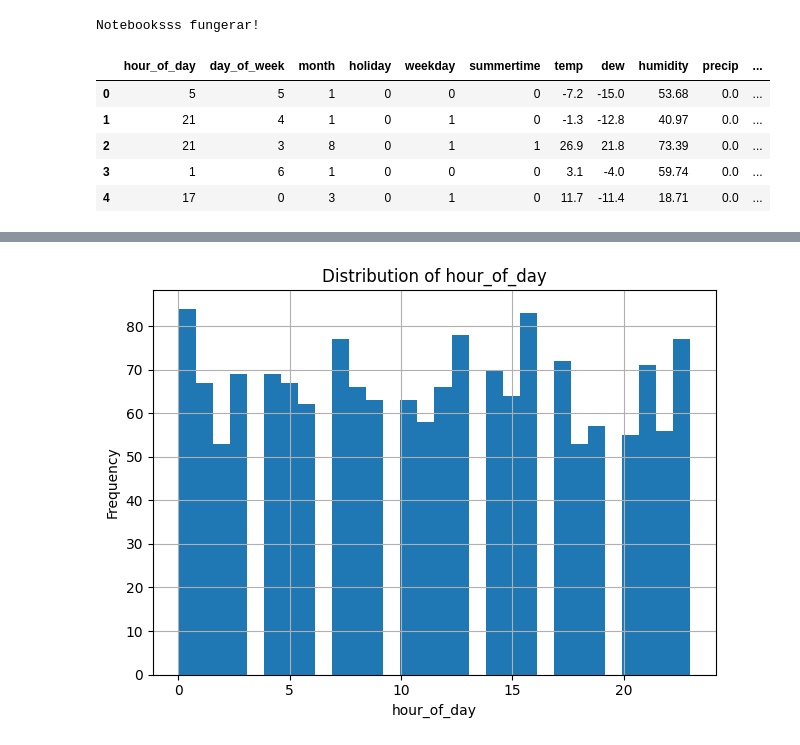
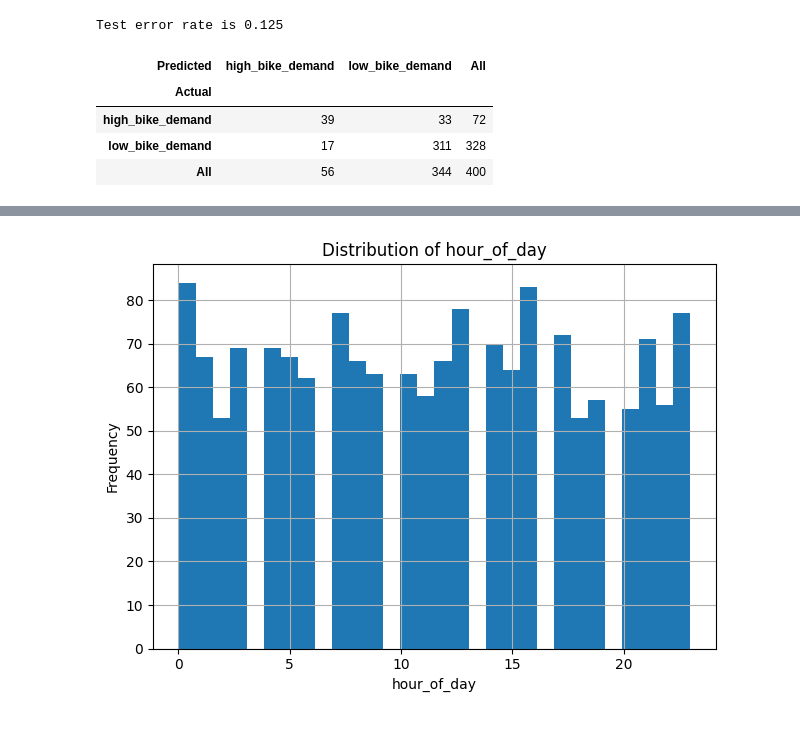
Before and after one commit to sebberendel/machine_learning_project, a Jupyter notebook: notebooks/sebbe.ipynb, the cells around one changed output, grey strips where cells are left out. Cells and saved outputs as stored; diff of their text form; code cells hidden in the pictures.

```diff
--- a/notebooks/sebbe.ipynb
+++ b/notebooks/sebbe.ipynb
@@ -1,16 +1,35 @@
 # %%
 import pandas as pd
 import numpy as np
+from sklearn import tree
+from sklearn.ensemble import BaggingClassifier, RandomForestClassifier
+import graphviz
 
-training_data = pd.read_csv("../training/training_data_VT2026.csv")
+import sys
 
-print("Notebooksss fungerar!")
-training_data.head()
+sys.path.append('../src')  # lägg till src i sökvägarna
+
+from data_preprocessing import df, df_scaled, X_scaled, y
+
+np.random.seed(1)
+
+trainIndex = np.random.choice(X_scaled.shape[0], size=int(len(X_scaled)*.75), replace=False)
+X_scaled_train = X_scaled.iloc[trainIndex]
+y_train = y.iloc[trainIndex]
+
+X_scaled_test = X_scaled.drop(trainIndex)
+y_test = y.drop(trainIndex)
-# %% [output]
-Notebooksss fungerar!
-|  | hour_of_day | day_of_week | month | holiday | weekday | summertime | temp | dew | humidity | precip | ... |
-| 0 | 5 | 5 | 1 | 0 | 0 | 0 | -7.2 | -15.0 | 53.68 | 0.0 | ... |
-| 1 | 21 | 4 | 1 | 0 | 1 | 0 | -1.3 | -12.8 | 40.97 | 0.0 | ... |
-| 2 | 21 | 3 | 8 | 0 | 1 | 1 | 26.9 | 21.8 | 73.39 | 0.0 | ... |
-| 3 | 1 | 6 | 1 | 0 | 0 | 0 | 3.1 | -4.0 | 59.74 | 0.0 | ... |
-| 4 | 17 | 0 | 3 | 0 | 1 | 0 | 11.7 | -11.4 | 18.71 | 0.0 | ... |
+# %%
+model = tree.DecisionTreeClassifier(max_leaf_nodes=5)
+model.fit(X_scaled_train, y_train)
+y_predict = model.predict(X_scaled_test)
+print("Test error rate is %.3f" % np.mean(y_predict != y_test))
+pd.crosstab(y_test, y_predict, rownames=['Actual'], colnames=['Predicted'], margins=True)
+# pd.Series(model.feature_importances_, index=X_scaled_train.columns).sort_values(ascending=False)
+# %% [output]
+Test error rate is 0.125
+| Predicted | high_bike_demand | low_bike_demand | All |
+| Actual |  |  |  |
+| high_bike_demand | 39 | 33 | 72 |
+| low_bike_demand | 17 | 311 | 328 |
+| All | 56 | 344 | 400 |
```
Also changed, not shown: parts of 7 cells of this notebook.
